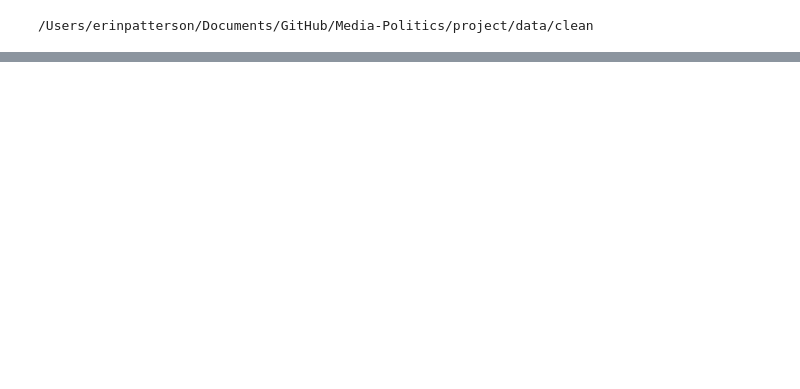
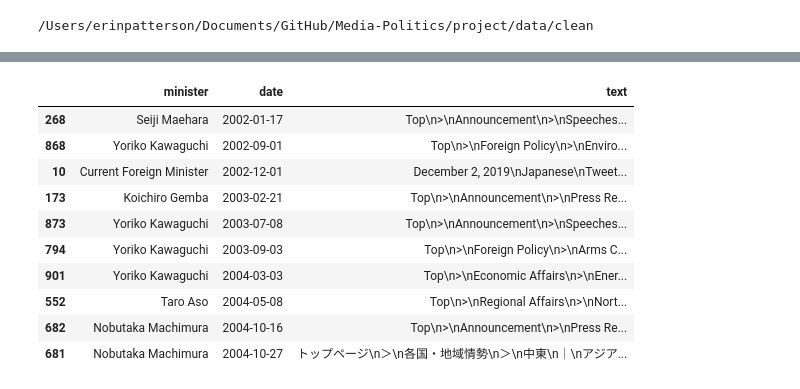
Before and after one commit to ninaudagawa/Media-Politics, a Jupyter notebook: project/notebooks/speeches_download.ipynb, the cells around one changed output, grey strips where cells are left out. Drawn from its saved outputs; the diff is of its cells as text; code cells hidden in the pictures; blank space fills up the shorter version.

Commit message:
keyword changes and new speech data

```diff
--- a/project/notebooks/speeches_download.ipynb
+++ b/project/notebooks/speeches_download.ipynb
@@ -147,0 +237,4 @@ print(Path('data/clean').resolve())
+# %%
+mofa_cleaned = mofa_dated_df.dropna(subset=['date', 'text'])
+mofa_cleaned = mofa_cleaned.drop(columns=['source_url', 'source_type'])
+mofa_cleaned.head(5)
@@ -147,0 +281,42 @@ print(Path('data/clean').resolve())
+# %%
+HEADER_BOILERPLATE_RE = re.compile(
+    r"^.*?Consular Services\n", re.DOTALL
+)
+FOOTER_BOILERPLATE_RE = re.compile(
+    r"\nAbout Us\nMinisters\nOfficials\nOrganization.*$", re.DOTALL
+)
+
+def strip_boilerplate(text):
+    if pd.isna(text):
+        return text
+    text = HEADER_BOILERPLATE_RE.sub("", text)
+    text = FOOTER_BOILERPLATE_RE.sub("", text)
+    return text.strip()
+
+mofa_cleaned["text"] = mofa_cleaned["text"].apply(strip_boilerplate)
+# %%
+mofa_sorted = mofa_cleaned.copy()
+# %%
+# Filter and sort by date 2001 - 2021
+
+mofa_sorted['date'] = pd.to_datetime(mofa_sorted['date'], errors='coerce')
+
+start_date = '2001-01-01'
+end_date = '2021-12-31'
+
+mofa_sorted = mofa_sorted[mofa_sorted['date'].between(start_date, end_date)]
+mofa_sorted = mofa_sorted.sort_values(by='date')
+
+mofa_sorted.head(10)
+# %% [output]
+|  | minister | date | text |
+| 268 | Seiji Maehara | 2002-01-17 | Top\n>\nAnnouncement\n>\nSpeeches... |
+| 868 | Yoriko Kawaguchi | 2002-09-01 | Top\n>\nForeign Policy\n>\nEnviro... |
+| 10 | Current Foreign Minister | 2002-12-01 | December 2, 2019\nJapanese\nTweet... |
+| 173 | Koichiro Gemba | 2003-02-21 | Top\n>\nAnnouncement\n>\nPress Re... |
+| 873 | Yoriko Kawaguchi | 2003-07-08 | Top\n>\nAnnouncement\n>\nSpeeches... |
+| 794 | Yoriko Kawaguchi | 2003-09-03 | Top\n>\nForeign Policy\n>\nArms C... |
+| 901 | Yoriko Kawaguchi | 2004-03-03 | Top\n>\nEconomic Affairs\n>\nEner... |
+| 552 | Taro Aso | 2004-05-08 | Top\n>\nRegional Affairs\n>\nNort... |
+| 682 | Nobutaka Machimura | 2004-10-16 | Top\n>\nAnnouncement\n>\nPress Re... |
+| 681 | Nobutaka Machimura | 2004-10-27 | トップページ\n＞\n各国・地域情勢\n＞\n中東\n｜\nアジア... |
```
Also changed, not shown: parts of 21 cells of this notebook, 51 other files.
